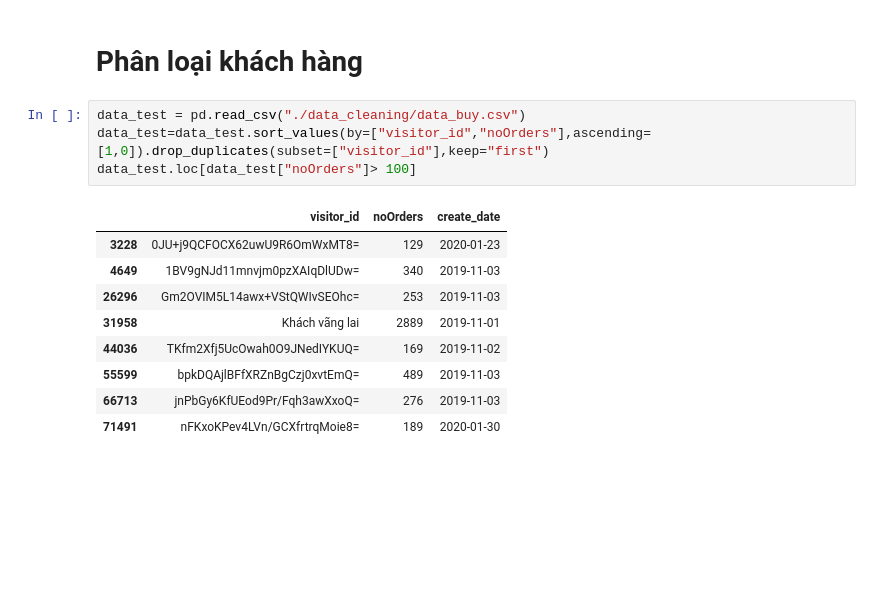
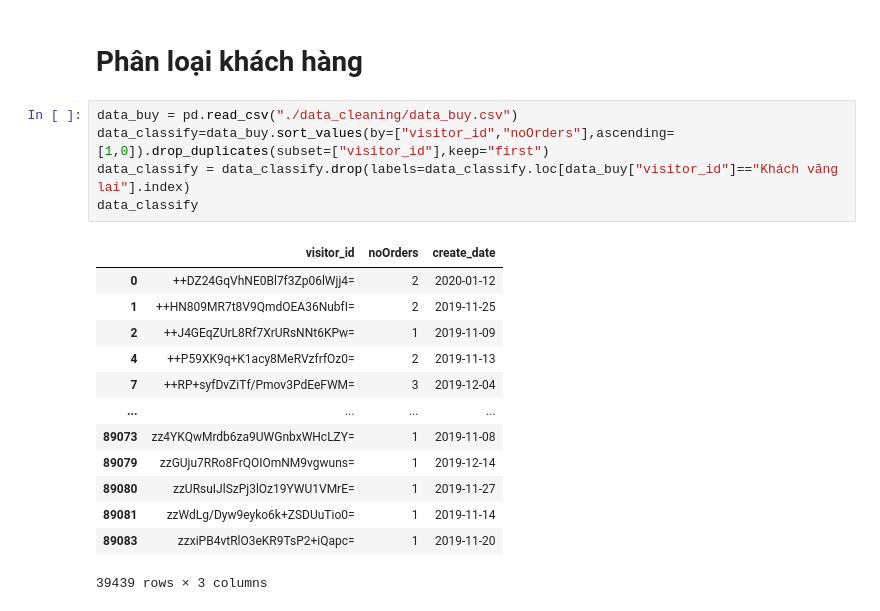
Before and after one commit to Windlee2705/Bussiness-Data-Analyst, a Jupyter notebook: cleaning/communication.ipynb, the cells around one changed output. Drawn from its saved outputs; the diff is of its cells as text; blank space fills up the shorter version.

Commit message:
rebuy time table

```diff
--- a/cleaning/communication.ipynb
+++ b/cleaning/communication.ipynb
@@ -649,16 +649,21 @@ data_frame2_group.to_csv("./data_cleaning/data_frame2_group_15days.csv")
 # %% [markdown]
 # **Phân loại khách hàng**
 # %%
-data_test = pd.read_csv("./data_cleaning/data_buy.csv")
-data_test=data_test.sort_values(by=["visitor_id","noOrders"],ascending=[1,0]).drop_duplicates(subset=["visitor_id"],keep="first")
-data_test.loc[data_test["noOrders"]> 100]
+data_buy = pd.read_csv("./data_cleaning/data_buy.csv")
+data_classify=data_buy.sort_values(by=["visitor_id","noOrders"],ascending=[1,0]).drop_duplicates(subset=["visitor_id"],keep="first")
+data_classify = data_classify.drop(labels=data_classify.loc[data_buy["visitor_id"]=="Khách vãng lai"].index)
+data_classify
 # %% [output]
 |  | visitor_id | noOrders | create_date |
-| 3228 | 0JU+j9QCFOCX62uwU9R6OmWxMT8= | 129 | 2020-01-23 |
-| 4649 | 1BV9gNJd11mnvjm0pzXAIqDlUDw= | 340 | 2019-11-03 |
-| 26296 | Gm2OVIM5L14awx+VStQWIvSEOhc= | 253 | 2019-11-03 |
-| 31958 | Khách vãng lai | 2889 | 2019-11-01 |
-| 44036 | TKfm2Xfj5UcOwah0O9JNedIYKUQ= | 169 | 2019-11-02 |
-| 55599 | bpkDQAjlBFfXRZnBgCzj0xvtEmQ= | 489 | 2019-11-03 |
-| 66713 | jnPbGy6KfUEod9Pr/Fqh3awXxoQ= | 276 | 2019-11-03 |
-| 71491 | nFKxoKPev4LVn/GCXfrtrqMoie8= | 189 | 2020-01-30 |
+| 0 | ++DZ24GqVhNE0Bl7f3Zp06lWjj4= | 2 | 2020-01-12 |
+| 1 | ++HN809MR7t8V9QmdOEA36NubfI= | 2 | 2019-11-25 |
+| 2 | ++J4GEqZUrL8Rf7XrURsNNt6KPw= | 1 | 2019-11-09 |
+| 4 | ++P59XK9q+K1acy8MeRVzfrfOz0= | 2 | 2019-11-13 |
+| 7 | ++RP+syfDvZiTf/Pmov3PdEeFWM= | 3 | 2019-12-04 |
+| ... | ... | ... | ... |
+| 89073 | zz4YKQwMrdb6za9UWGnbxWHcLZY= | 1 | 2019-11-08 |
+| 89079 | zzGUju7RRo8FrQOIOmNM9vgwuns= | 1 | 2019-12-14 |
+| 89080 | zzURsuIJlSzPj3lOz19YWU1VMrE= | 1 | 2019-11-27 |
+| 89081 | zzWdLg/Dyw9eyko6k+ZSDUuTio0= | 1 | 2019-11-14 |
+| 89083 | zzxiPB4vtRlO3eKR9TsP2+iQapc= | 1 | 2019-11-20 |
+39439 rows × 3 columns
```
Also changed, not shown: parts of 1 cell of this notebook, 4 other files.
